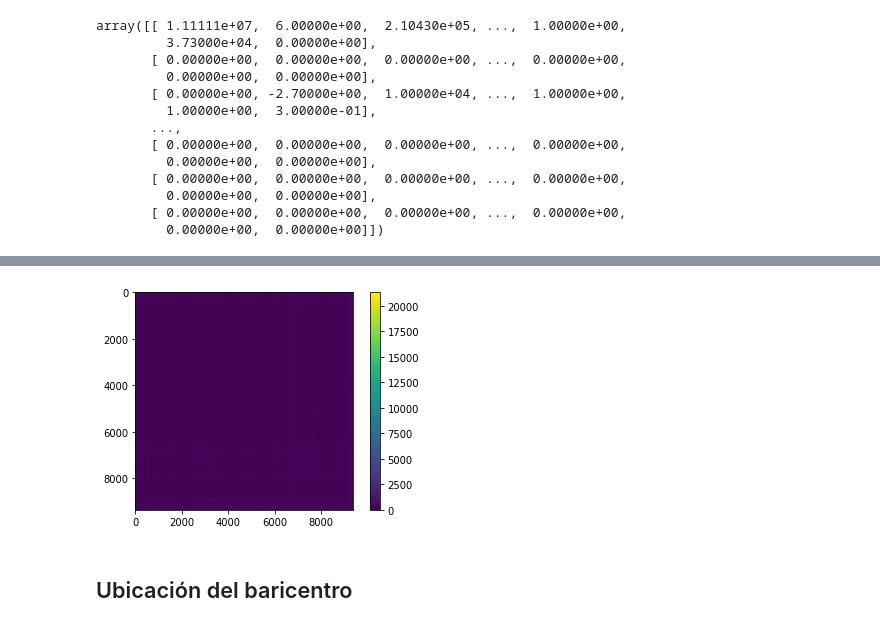
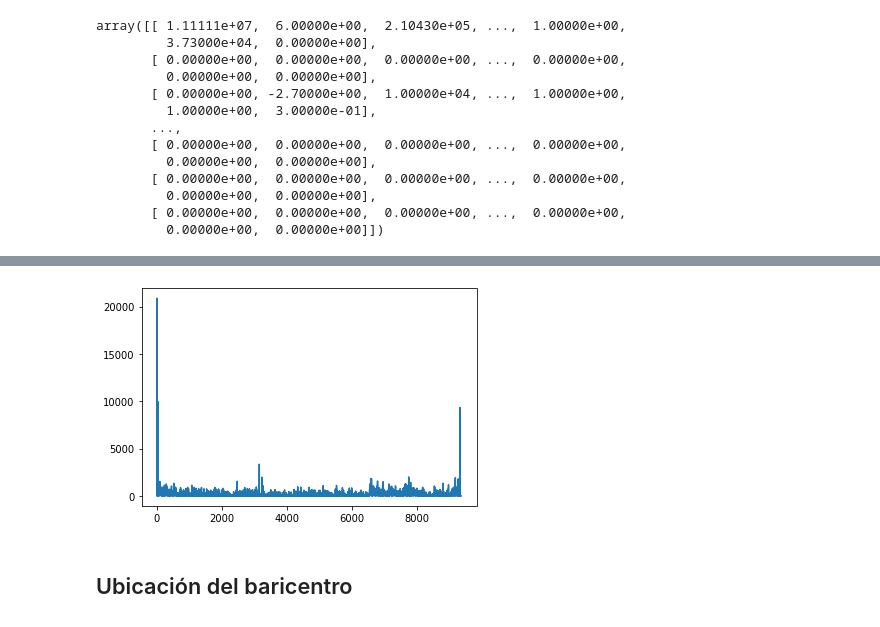
Before and after one commit to omarciraptor/Avances_Mathusla, a Jupyter notebook: Notebook_M.ipynb, the cells around one changed output, grey strips where cells are left out. Cells and saved outputs as stored; diff of their text form; code cells hidden in the pictures.

```diff
--- a/Notebook_M.ipynb
+++ b/Notebook_M.ipynb
@@ -10,7 +11,7 @@ x = np.arange(0,100)
 y = np.arange(0,100)
 Y, X = np.meshgrid(x,y)
 # %%
-file3 = np.loadtxt('M_10TeV_g')
+file3 = np.loadtxt('./dats/M1_10TeV_g')
 file3
 # %% [output]
 array([[ 1.11111e+07,  6.00000e+00,  2.10430e+05, ...,  1.00000e+00,
@@ -48,7 +80,7 @@ def R(x , y, x0, y0):
 
     return z
 # %%
-R = R(x , y, 0, 0)
+R = R(x1 , y1, 0, 0)
 # %%
 R
 # %% [output]
@@ -68,9 +89,8 @@ array([[3.73000000e+02, 3.73000000e+02, 3.73000000e+02, ...,
 # %%
-plt.imshow(R)
-plt.colorbar()
+plt.plot(R)
 plt.show()
 # %% [output]
-[figure, old version]
+[figure, new version]
 # %% [markdown]
 ## Ubicación del baricentro
 # %%
```
Also changed, not shown: parts of 11 cells of this notebook.
